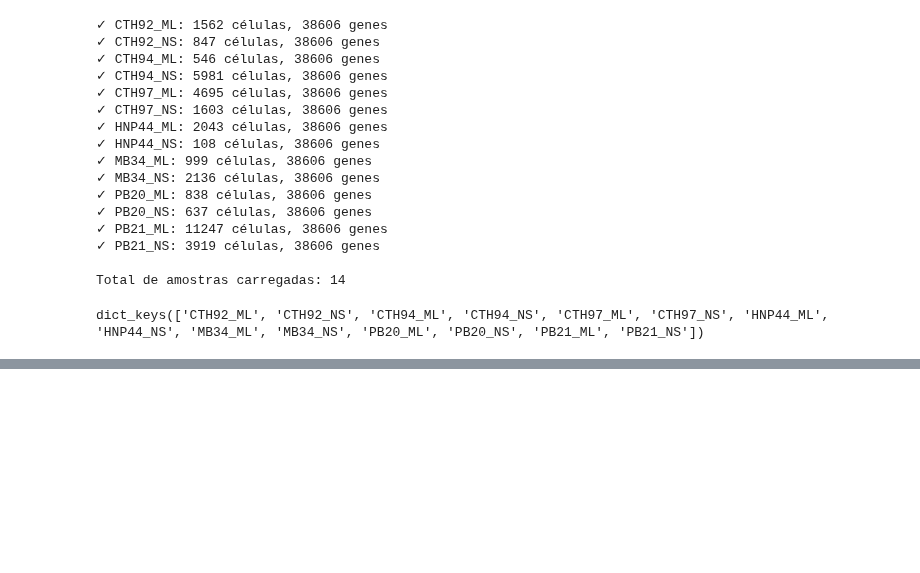
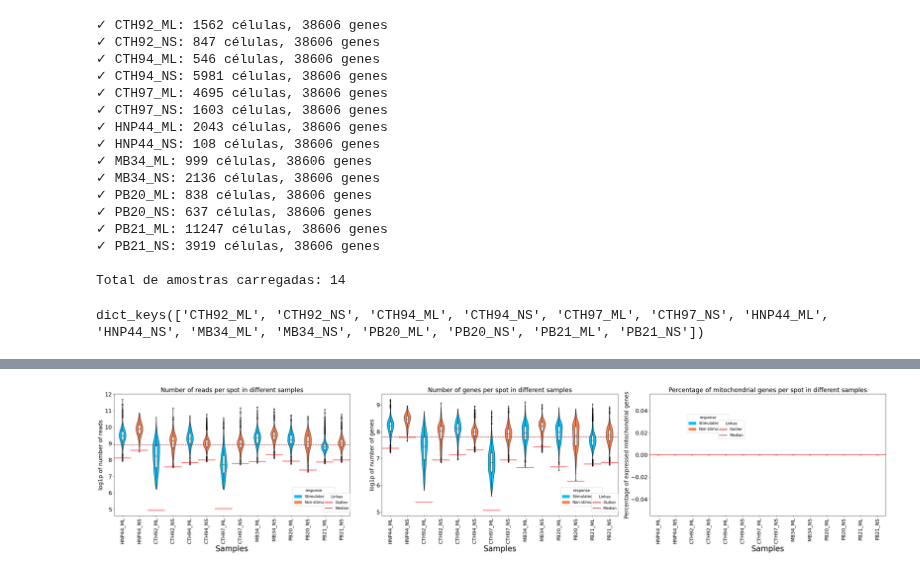
Before and after one commit to pedrovp161/singleCellTaru, a Jupyter notebook: main.ipynb, the cells around one changed output, grey strips where cells are left out. Cells and saved outputs as stored; diff of their text form; code cells hidden in the pictures; blank space fills up the shorter version.

```diff
--- a/main.ipynb
+++ b/main.ipynb
@@ -48,0 +527,11 @@ dict_keys(['CTH92_ML', 'CTH92_NS', 'CTH94_ML', 'CTH94_NS', 'CTH97_ML', 'CTH97_NS
+# %%
+output_dir = os.path.join(os.getcwd(), "data", "filtered_h5ad") # MAD de 5
+
+for name in adatas.keys():
+    adata = adatas[name]
+    if name.endswith(".h5ad"):
+        output_file_path = os.path.join(output_dir, name)
+    else:
+        output_file_path = os.path.join(output_dir, f"{name}.h5ad")
+
+    sc.write(output_file_path, adata)  # type: ignore
@@ -48,0 +549,69 @@ dict_keys(['CTH92_ML', 'CTH92_NS', 'CTH94_ML', 'CTH94_NS', 'CTH97_ML', 'CTH97_NS
+# %%
+import matplotlib.pyplot as plt
+import spatools as st
+
+
+# Define the parameters for the plots
+plot_configs = [
+    {
+        "clusters_col": "log1p_total_counts",
+        "title": "Number of reads per spot in different samples",
+        "ylabel": "log1p of number of reads",
+        "legend_pos1": (0.75, 0.25),
+        "legend_pos2": (0.88, 0.20),
+        "outlier_type": "lower"
+    },
+    {
+        "clusters_col": "log1p_n_genes_by_counts",
+        "title": "Number of genes per spot in different samples",
+        "ylabel": "log1p of number of genes",
+        "legend_pos1": (0.75, 0.25),
+        "legend_pos2": (0.88, 0.20),
+        "outlier_type": "lower"
+    },
+    {
+        "clusters_col": "pct_counts_mt",
+        "title": "Percentage of mitochondrial genes per spot in different samples",
+        "ylabel": "Percentage of expressed mitochondrial genes",
+        "legend_pos1": (0.15, 0.85), # TODO
+        "legend_pos2": (0.28, 0.80), # TODO
+        "outlier_type": "upper"
+    }
+]
+
+# Create subplots
+fig, axes = plt.subplots(1, len(plot_configs), figsize=(12 * len(plot_configs), 8))
+
+# Ensure axes is always iterable
+if len(plot_configs) == 1:
+    axes = [axes]
+
+classification_dict = {
+    "ML": ["Stimulated", 'deepskyblue'],
+    "NS": ["Non-stimulated", 'coral']
+}
+
+# Iterate over the configurations and plot each
+for ax, config in zip(axes, plot_configs):
+    st.pl.outlier_quality(
+        path_to_directory=output_dir,
+        clusters_col=config["clusters_col"],
+        group_by="response",
+        outlier=5,
+        outlier_type=config["outlier_type"],
+        add_line=True,
+        add_outliers=True,
+        legend1_pos=config["legend_pos1"],
+        legend2_pos=config["legend_pos2"],
+        title=config["title"],
+        ylabel=config["ylabel"],
+        xlabel="Samples",
+        ax=ax,  # Explicitly pass the axis to the function
+        show = False,  # Prevent the function from calling plt.show()
+        **classification_dict
+    )
+
+plt.tight_layout()
+plt.show()
+# %% [output]
+[figure, added]
```
Also changed, not shown: parts of 21 cells of this notebook, 1 other file.
